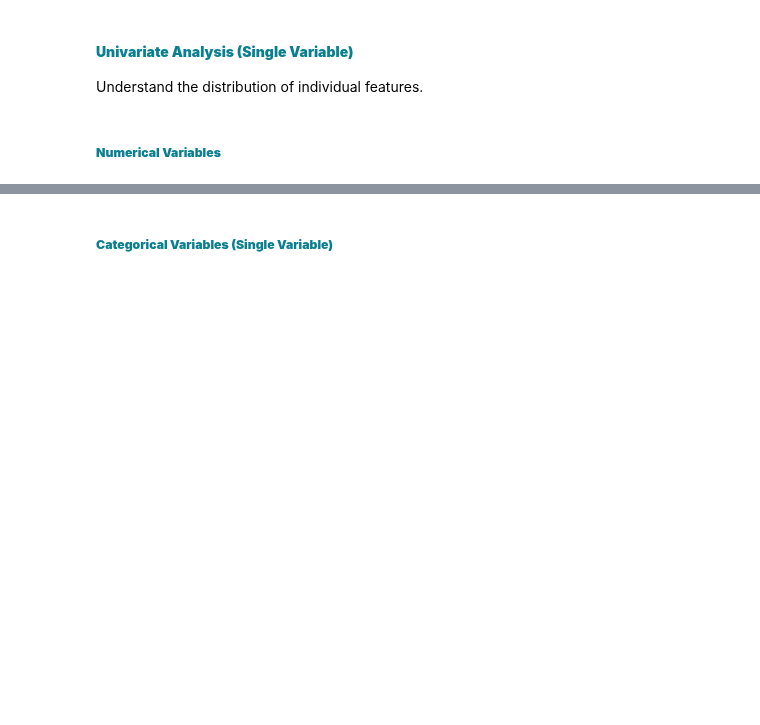
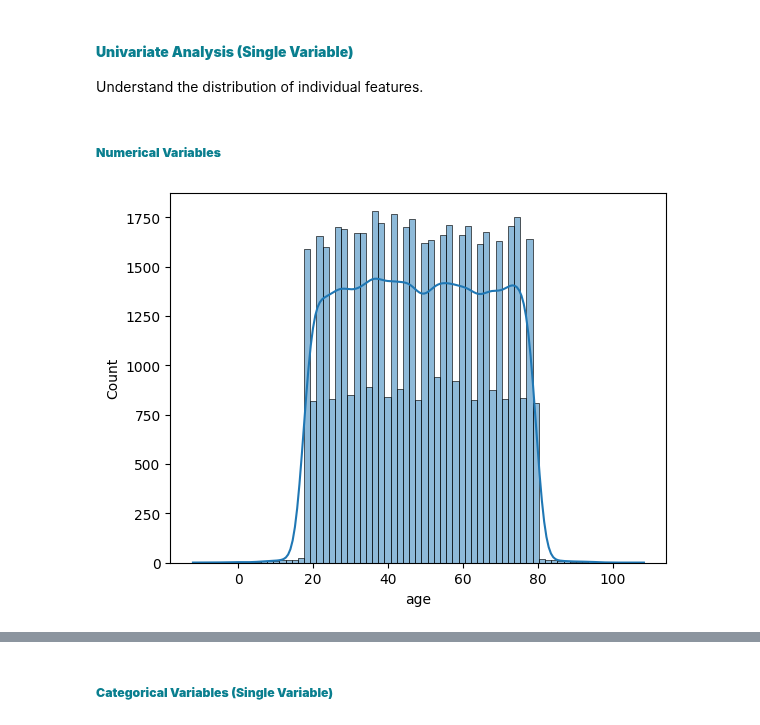
Before and after one commit to ruth-kitasi/Health-Insurance-Recommender-System, a Jupyter notebook: Notebooks/Mbego.ipynb, the cells around one changed output, grey strips where cells are left out. Saved outputs shown, nothing was run; the diff lists cells and outputs as text; code cells hidden in the pictures; blank space fills up the shorter version.

```diff
--- a/Notebooks/Mbego.ipynb
+++ b/Notebooks/Mbego.ipynb
@@ -241,3 +241,9 @@ The following step will be resumed after visualizations to give room for better
 Understand the distribution of individual features.
 # %% [markdown]
 ##### <span style="color:rgb(10, 127, 143);">**Numerical Variables** </span>
+# %%
+# Histogram for numerical distributions
+sns.histplot(df['age'], kde=True)
+plt.show()
+# %% [output]
+[figure, added]
```
Also changed, not shown: parts of 8 cells of this notebook.
